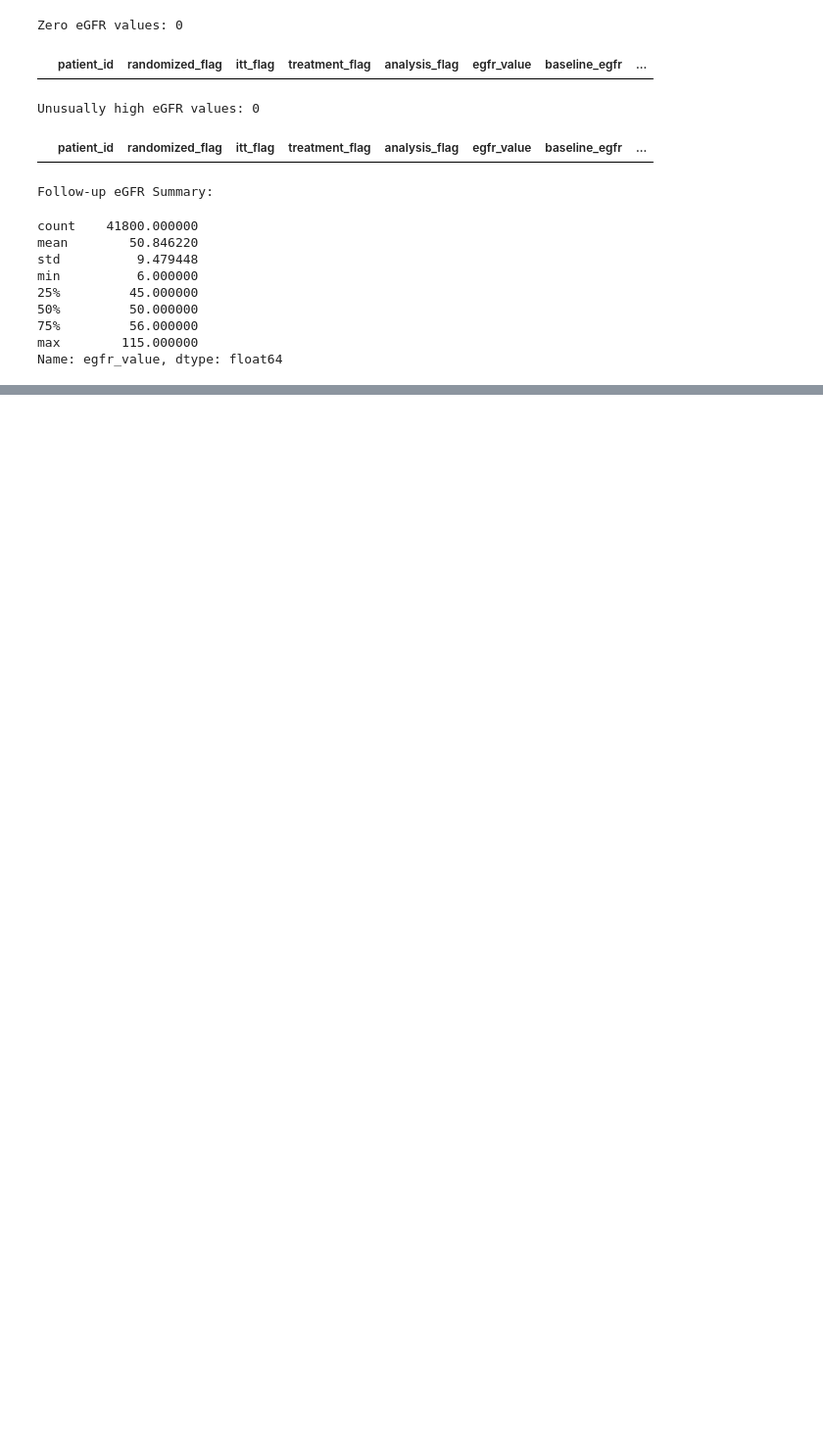
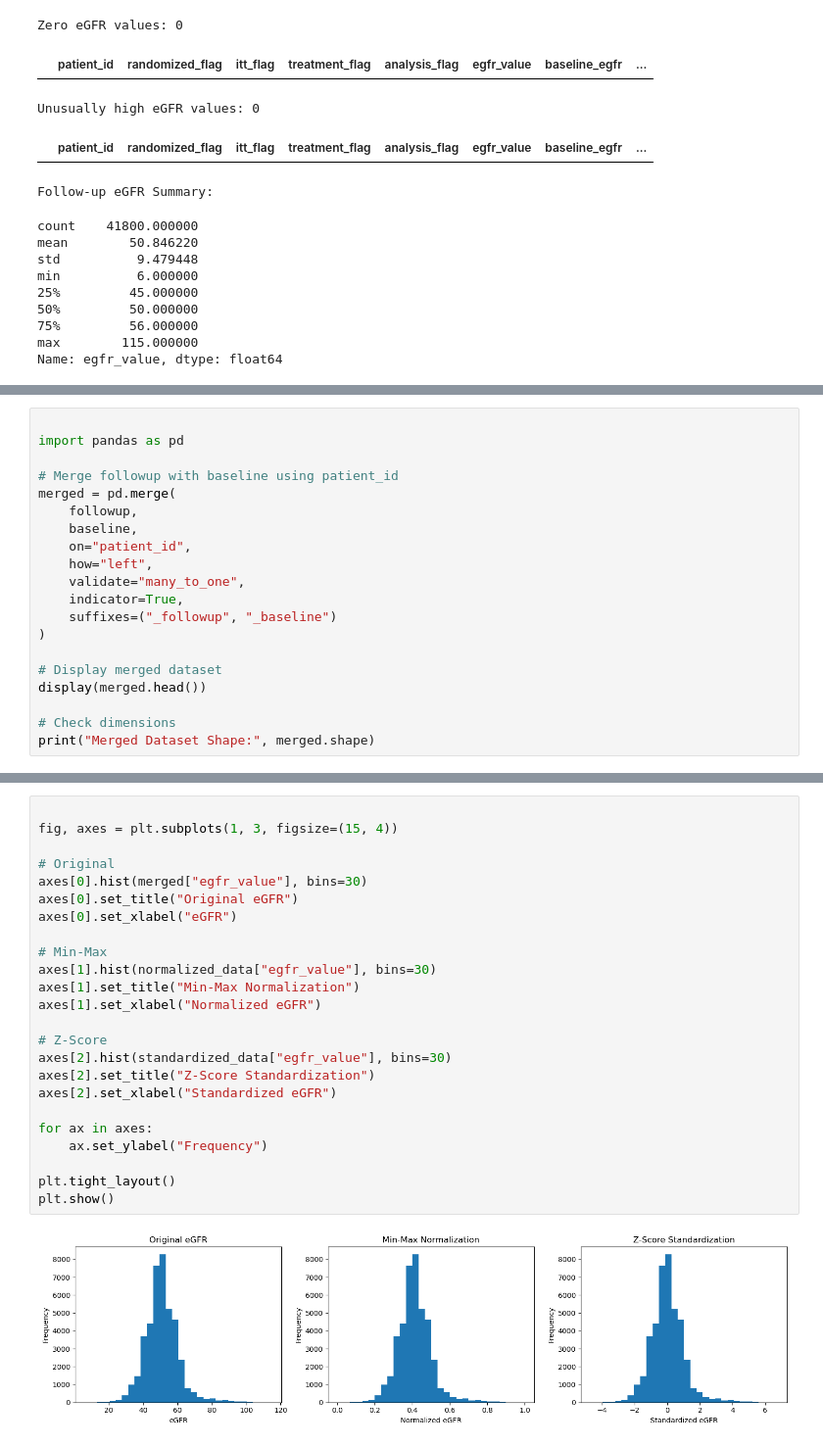
Before and after one commit to Usmanshakir7/Explainable-Machine-Learning-for-Chronic-Kidney-Disease-Prediction, a Jupyter notebook: 1_data_understanding.ipynb, the cells around one changed output, grey strips where cells are left out. Shown at 98% size. Saved outputs shown, nothing was run; the diff lists cells and outputs as text; blank space fills up the shorter version.

```diff
--- a/1_data_understanding.ipynb
+++ b/1_data_understanding.ipynb
@@ -398,0 +422,20 @@ Total Outlier Records: 1347
+# %%
+
+import pandas as pd
+
+# Merge followup with baseline using patient_id
+merged = pd.merge(
+    followup,
+    baseline,
+    on="patient_id",
+    how="left",
+    validate="many_to_one",
+    indicator=True,
+    suffixes=("_followup", "_baseline")
+)
+
+# Display merged dataset
+display(merged.head())
+
+# Check dimensions
+print("Merged Dataset Shape:", merged.shape)
@@ -398,0 +667,26 @@ Total Outlier Records: 1347
+# %%
+
+fig, axes = plt.subplots(1, 3, figsize=(15, 4))
+
+# Original
+axes[0].hist(merged["egfr_value"], bins=30)
+axes[0].set_title("Original eGFR")
+axes[0].set_xlabel("eGFR")
+
+# Min-Max
+axes[1].hist(normalized_data["egfr_value"], bins=30)
+axes[1].set_title("Min-Max Normalization")
+axes[1].set_xlabel("Normalized eGFR")
+
+# Z-Score
+axes[2].hist(standardized_data["egfr_value"], bins=30)
+axes[2].set_title("Z-Score Standardization")
+axes[2].set_xlabel("Standardized eGFR")
+
+for ax in axes:
+    ax.set_ylabel("Frequency")
+
+plt.tight_layout()
+plt.show()
+# %% [output]
+[figure, added]
```
Also changed, not shown: parts of 9 cells of this notebook, 1 other file.
